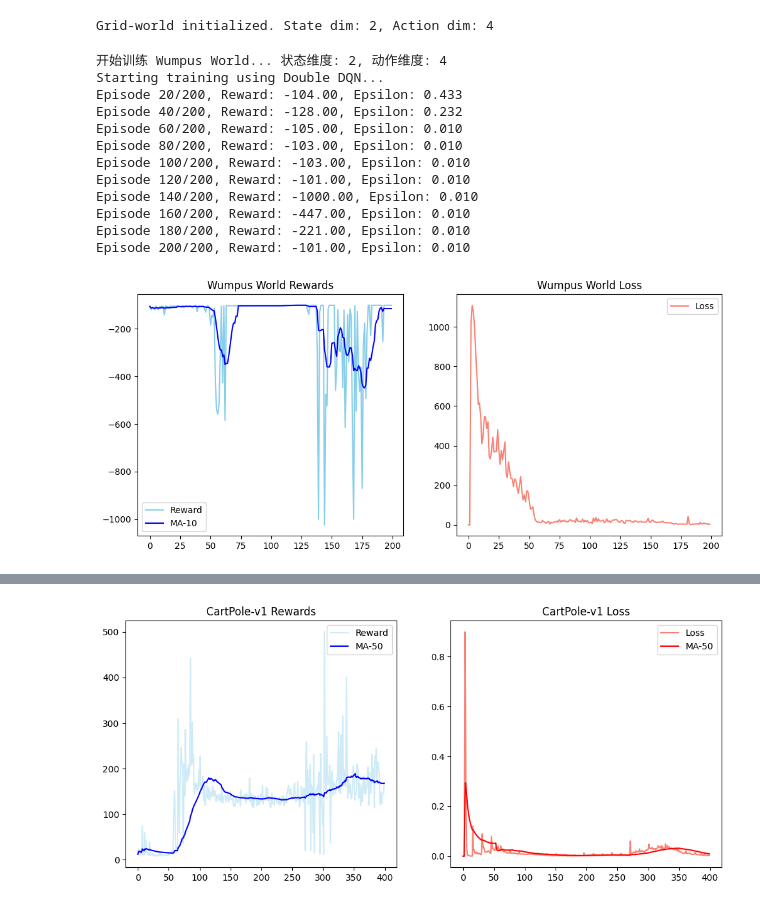
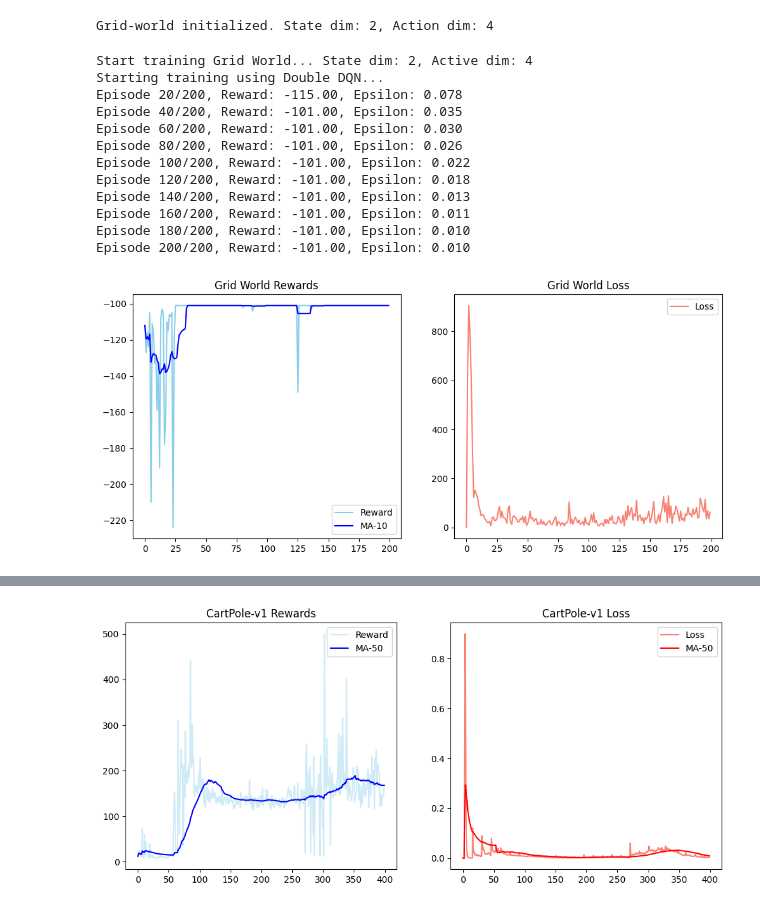
Before and after one commit to baiziyue43-dotcom/546_assignment2_p3, a Jupyter notebook: assignment_2_part_3.ipynb, the cells around one changed output, grey strips where cells are left out. Drawn from its saved outputs; the diff is of its cells as text; code cells hidden in the pictures.

```diff
--- a/assignment_2_part_3.ipynb
+++ b/assignment_2_part_3.ipynb
@@ -56,7 +56,7 @@ class PrioritizedReplayBuffer:
 
     def sample(self, batch_size, beta=0.4):
         """
-        beta: 采样权重的修正系数 (随着训练增加，逐步从 0.4 增加到 1.0)
+        beta: 0.4 to 1.0
         """
         if len(self.buffer) == self.capacity:
             prios = self.priorities
@@ -234,57 +234,54 @@ except NameError:
     env_grid = WumpusWorldEnvironment(observation_type='vector', action_type='discrete')
     state, _ = env_grid.reset()
 
-# 2. 自动获取维度
 grid_obs_dim = np.prod(state.shape)
 grid_action_dim = env_grid.action_space.n
 
-# 3. 实例化代理（确保 PER_DQNAgent 已被定义）
 agent_grid = PER_DQNAgent(
     state_dim=grid_obs_dim,
     action_dim=grid_action_dim,
     device=device
 )
 
-print(f"开始训练 Wumpus World... 状态维度: {grid_obs_dim}, 动作维度: {grid_action_dim}")
+print(f"Start training Grid World... State dim: {grid_obs_dim}, Active dim: {grid_action_dim}")
 
-# 4. 执行训练
 grid_rewards, grid_losses = optimize_model(
     env=env_grid,
     agent=agent_grid,
     num_episodes=200,
     batch_size=32,
     target_update_freq=10
 )
 
-# 5. 绘图
+#plot
 plt.figure(figsize=(12, 5))
 plt.subplot(1, 2, 1)
 plt.plot(grid_rewards, color='skyblue', label='Reward')
 if len(grid_rewards) > 10:
     ma = [np.mean(grid_rewards[max(0, i-10):i+1]) for i in range(len(grid_rewards))]
     plt.plot(ma, color='blue', label='MA-10')
-plt.title("Wumpus World Rewards")
+plt.title("Grid World Rewards")
 plt.legend()
 
 plt.subplot(1, 2, 2)
 plt.plot(grid_losses, color='salmon', label='Loss')
-plt.title("Wumpus World Loss")
+plt.title("Grid World Loss")
 plt.legend()
 plt.show()
 # %% [output]
-开始训练 Wumpus World... 状态维度: 2, 动作维度: 4
+Start training Grid World... State dim: 2, Active dim: 4
 Starting training using Double DQN...
-Episode 20/200, Reward: -104.00, Epsilon: 0.433
-Episode 40/200, Reward: -128.00, Epsilon: 0.232
-Episode 60/200, Reward: -105.00, Epsilon: 0.010
-Episode 80/200, Reward: -103.00, Epsilon: 0.010
-Episode 100/200, Reward: -103.00, Epsilon: 0.010
-Episode 120/200, Reward: -101.00, Epsilon: 0.010
-Episode 140/200, Reward: -1000.00, Epsilon: 0.010
-Episode 160/200, Reward: -447.00, Epsilon: 0.010
-Episode 180/200, Reward: -221.00, Epsilon: 0.010
+Episode 20/200, Reward: -115.00, Epsilon: 0.078
+Episode 40/200, Reward: -101.00, Epsilon: 0.035
+Episode 60/200, Reward: -101.00, Epsilon: 0.030
+Episode 80/200, Reward: -101.00, Epsilon: 0.026
+Episode 100/200, Reward: -101.00, Epsilon: 0.022
+Episode 120/200, Reward: -101.00, Epsilon: 0.018
+Episode 140/200, Reward: -101.00, Epsilon: 0.013
+Episode 160/200, Reward: -101.00, Epsilon: 0.011
+Episode 180/200, Reward: -101.00, Epsilon: 0.010
 Episode 200/200, Reward: -101.00, Epsilon: 0.010
-[figure, old version]
+[figure, new version]
 # %%
 
 env_cp = gym.make("CartPole-v1")
```
